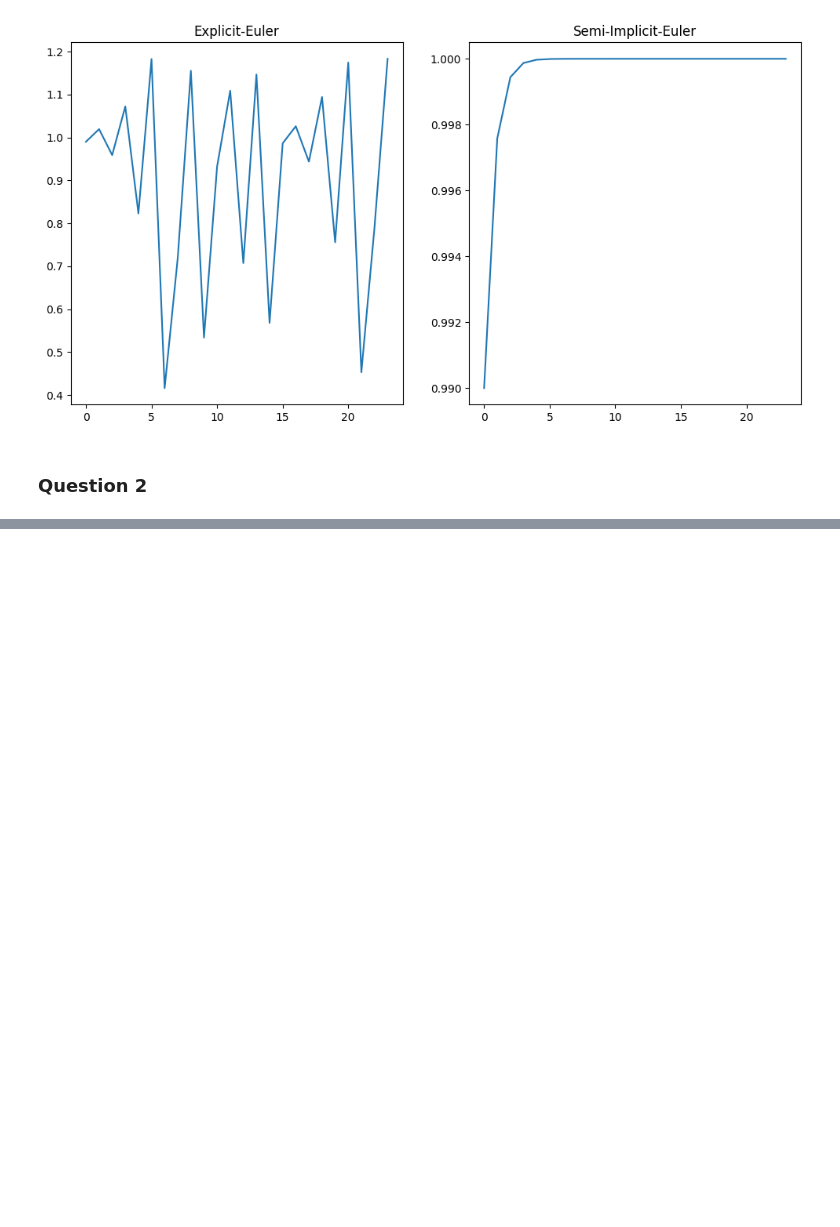
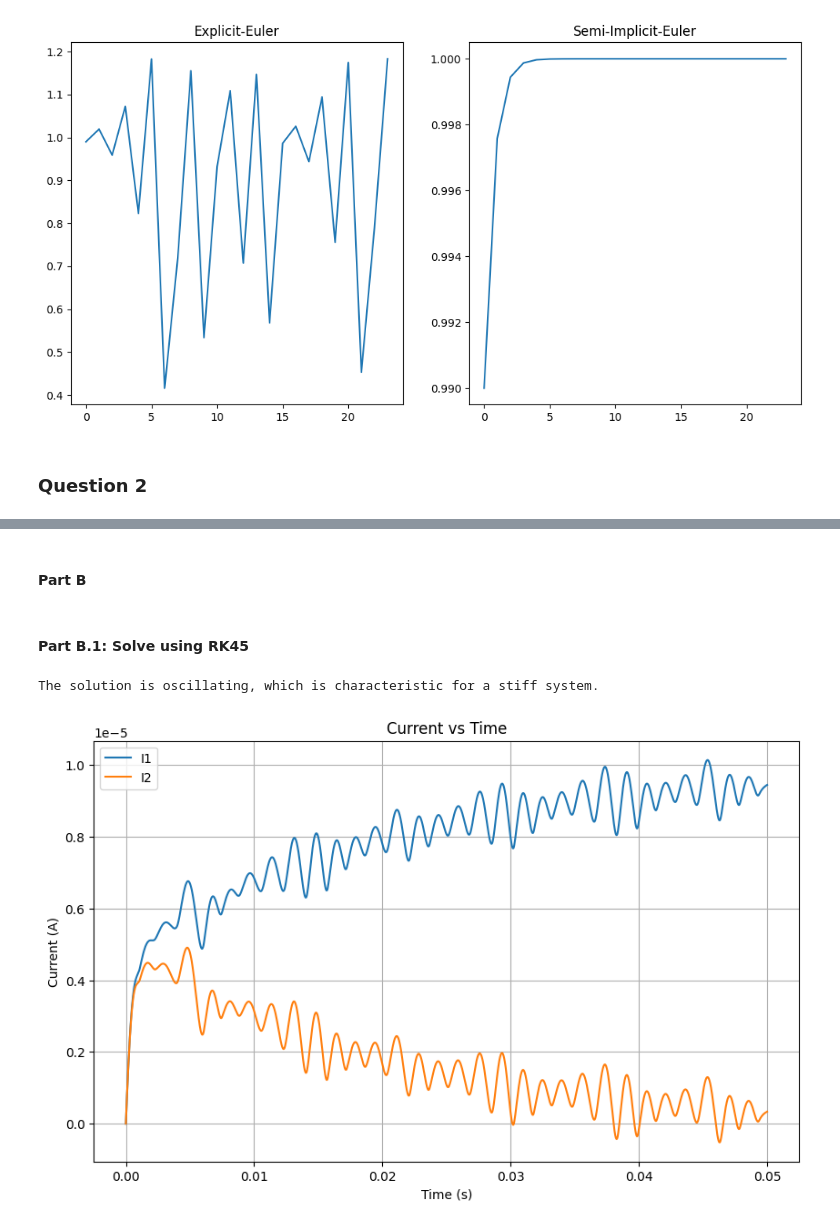
Before and after one commit to GalD101/Numerical-Analysis, a Jupyter notebook: Assignment 6/assignment6.ipynb, the cells around one changed output, grey strips where cells are left out. Drawn from its saved outputs; the diff is of its cells as text; code cells hidden in the pictures; blank space fills up the shorter version.

```diff
--- a/Assignment 6/assignment6.ipynb
+++ b/Assignment 6/assignment6.ipynb
@@ -109,0 +153,51 @@ d.draw()
+# %% [markdown]
+#### Part B
+# %%
+R1 = 100
+R2 = 1000
+C1 = C2 = 1e-5
+
+t_span = (0, 0.05)
+
+# The * operator unpacks the tuple (equivalent to np.linspace(t_span[0], t_span[1], 10_000))
+t_eval = np.linspace(*t_span, 10_000)
+I0 = [0, 0]
+
+# Define matrix A and vector b
+A = np.array([
+    [-1 / (C1 * R1), -1 / (C2 * R1)],
+    [-1 / (C1 * R1), -1 / (C2 * R1) - 1 / (C2 * R2)]
+])
+b = np.array([1 / R1, 1 / R1])
+
+
+# Solve using Runge-Kutta method
+def system_of_odes(t, I):
+    # np.dot is matrix multiplication,
+    # 'I' is not the identity matrix but the vector of I1 and I2
+    # (A @ I + b does the same, @ is available in Python 3.5+)
+    return np.dot(A, I) + b
+# %% [markdown]
+#### Part B.1: Solve using RK45
+# %%
+sol_rk45 = solve_ivp(system_of_odes, t_span, I0, t_eval=t_eval, method='RK45')
+
+t = sol_rk45.t  # time points - could differ from the original t we defined since RK5 uses adaptive step size
+I1, I2 = sol_rk45.y
+
+# note: I label the axes with units, although I was not given the units. I assume the units are Amperes and seconds.
+print("The solution is oscillating, which is characteristic for a stiff system.")
+
+# Plot the results
+plt.figure(figsize=(10, 6))
+plt.plot(t, I1, label='I1')
+plt.plot(t, I2, label='I2')
+plt.title('Current vs Time')
+plt.xlabel('Time (s)')
+plt.ylabel('Current (A)')
+plt.legend()
+plt.grid()
+plt.show()
+# %% [output]
+The solution is oscillating, which is characteristic for a stiff system.
+[figure, added]
```
Also changed, not shown: parts of 14 cells of this notebook.
